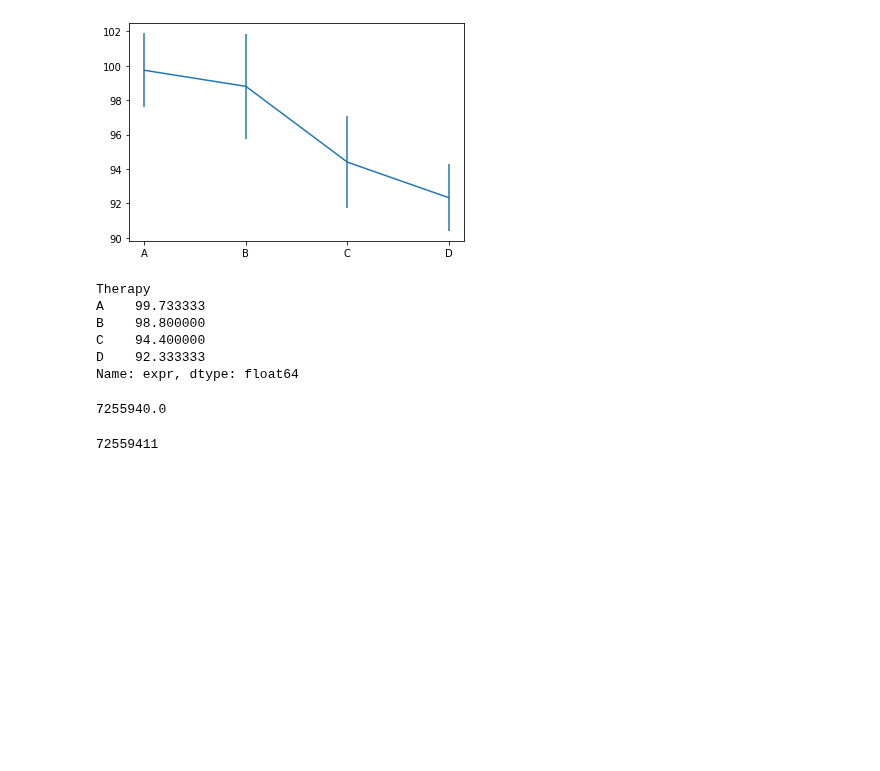
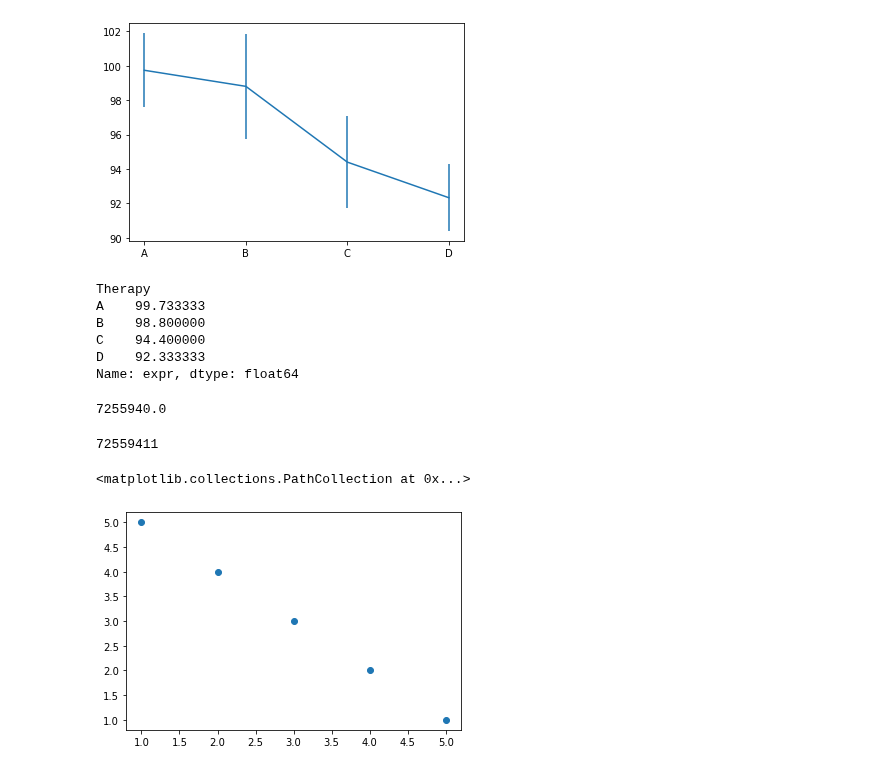
Before and after one commit to Stynic/train_ml_math, a Jupyter notebook: statistic/module_2/lessons_by_week2_by_stepic.ipynb, the cells around one changed output. Cells and saved outputs as stored; diff of their text form; code cells hidden in the pictures; blank space fills up the shorter version.

```diff
--- a/statistic/module_2/lessons_by_week2_by_stepic.ipynb
+++ b/statistic/module_2/lessons_by_week2_by_stepic.ipynb
@@ -181,3 +181,6 @@ for i in range(0, n):
 print(geom_sum)
 # %% [output]
 72559411
+# %%
+X = [4, 5, 2, 3, 1]
+Y = [2, 1, 4, 3, 5]
@@ -183,0 +189,5 @@ print(geom_sum)
+# %%
+pyplot.scatter(X, Y)
+# %% [output]
+<matplotlib.collections.PathCollection at 0x...>
+[figure, added]
```
Also changed, not shown: parts of 1 cell of this notebook, 1 other file.
